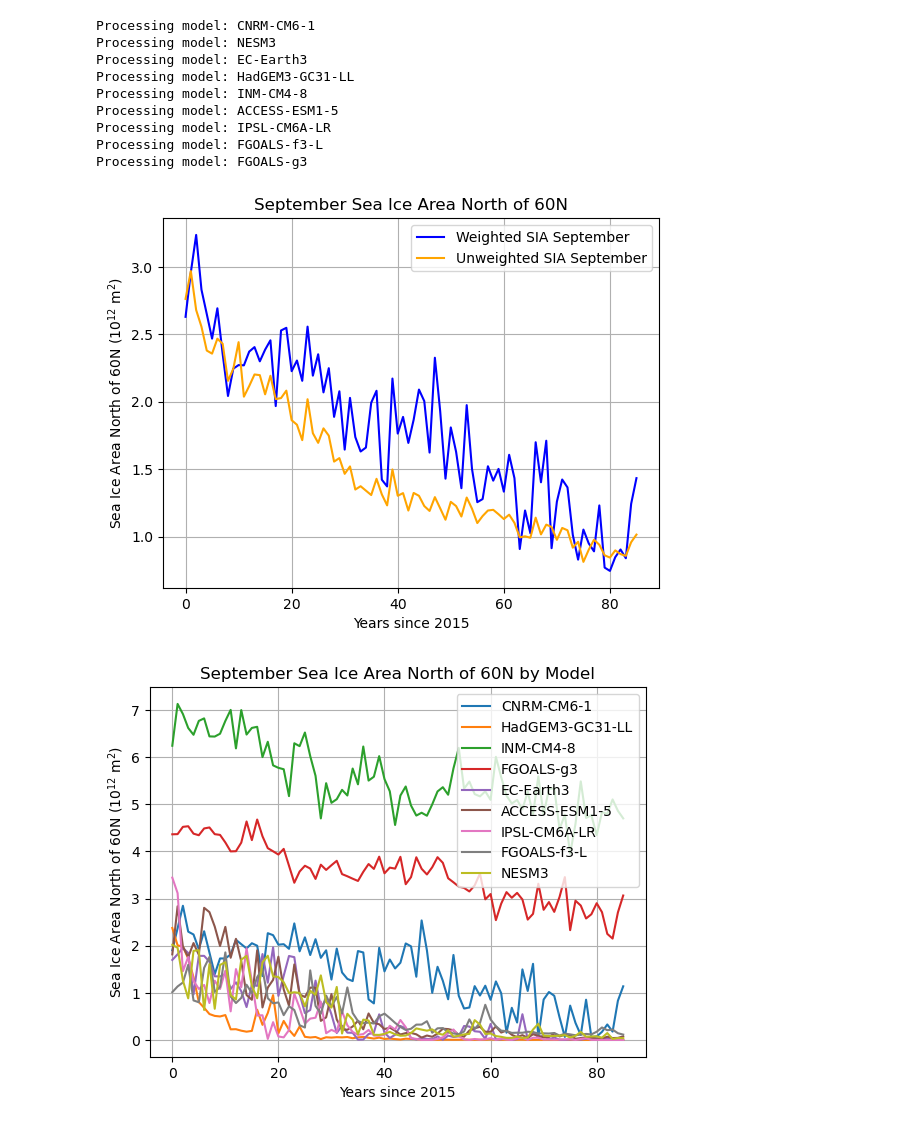
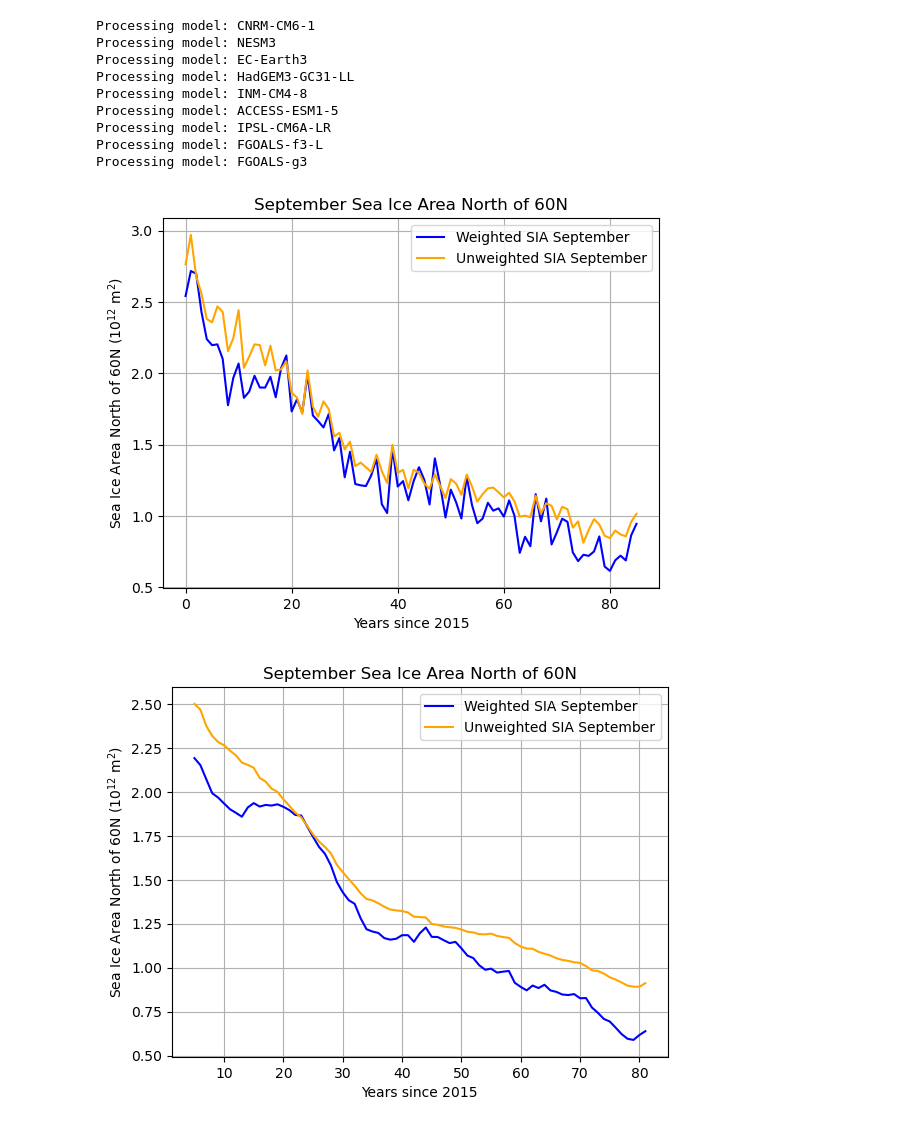
Before and after one commit to mattpollock100/CMIP6_emergent_constraint, a Jupyter notebook: siconc_weighted.ipynb, the cells around one changed output. Saved outputs shown, nothing was run; the diff lists cells and outputs as text; code cells hidden in the pictures.

Commit message:
Bayesian weighting added

```diff
--- a/siconc_weighted.ipynb
+++ b/siconc_weighted.ipynb
@@ -106,7 +106,19 @@ weights_dict_individual_mean = {
     'NESM3':0.0000,
 }
 
-weights_dict = weights_dict_individual_mean #choose which weighting scheme to use
+
+weights_dict_bayesian = {
+'CNRM-CM6-1':0.2745,
+'HadGEM3-GC31-LL':0.2003,
+'EC-Earth3':0.1598,
+'NESM3':0.1150,
+'INM-CM4-8':0.1051,
+'FGOALS-f3-L':0.0497,
+'FGOALS-g3':0.0412,
+'IPSL-CM6A-LR':0.0340,
+'ACCESS-ESM1-5':0.0205,
+}
+weights_dict = weights_dict_bayesian #choose which weighting scheme to use
 
 models = list(weights_dict.keys())
 weights = list(weights_dict.values())
@@ -392,16 +404,19 @@ plt.legend()
 plt.grid()
 plt.show()
 # %% [output]
-[figure, old version]
+[figure, new version]
 # %%
-#plot each model's september values
-for model in models:
-    plt.plot(sia_sep_annual_dict[model] / 1e12, label=model)
+#same as above but plot 10yr rolling average
+sia_sep_weighted_rolling = sia_sep_weighted.rolling(year=10, center=True).mean()
+sia_sep_unweighted_rolling = sia_sep_unweighted.rolling(year=10, center=True).mean()
+
+plt.plot(sia_sep_weighted_rolling / 1e12, label='Weighted SIA September', color='blue')
+plt.plot(sia_sep_unweighted_rolling / 1e12, label='Unweighted SIA September', color='orange')
 plt.xlabel('Years since 2015')
 plt.ylabel('Sea Ice Area North of 60N (10$^{12}$ m$^2$)')
-plt.title('September Sea Ice Area North of 60N by Model')
+plt.title('September Sea Ice Area North of 60N')
 plt.legend()
 plt.grid()
 plt.show()
 # %% [output]
-[figure, old version]
+[figure, new version]
```
Also changed, not shown: parts of 2 cells of this notebook, 1 other file.
